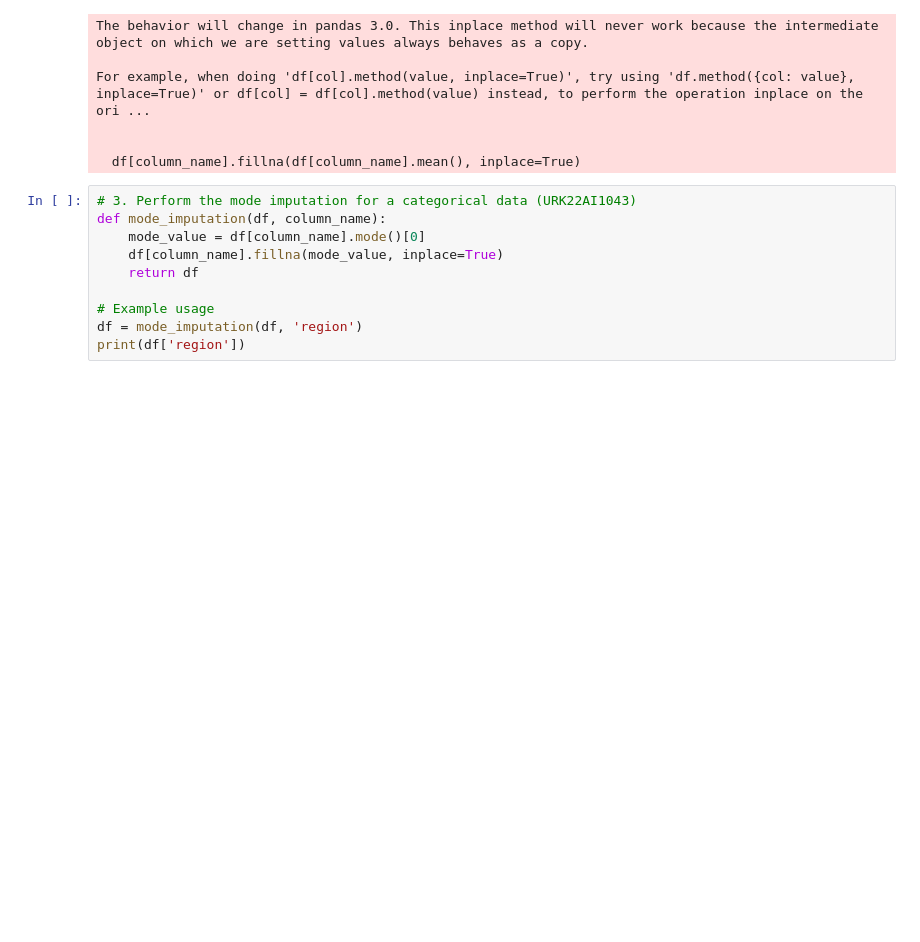
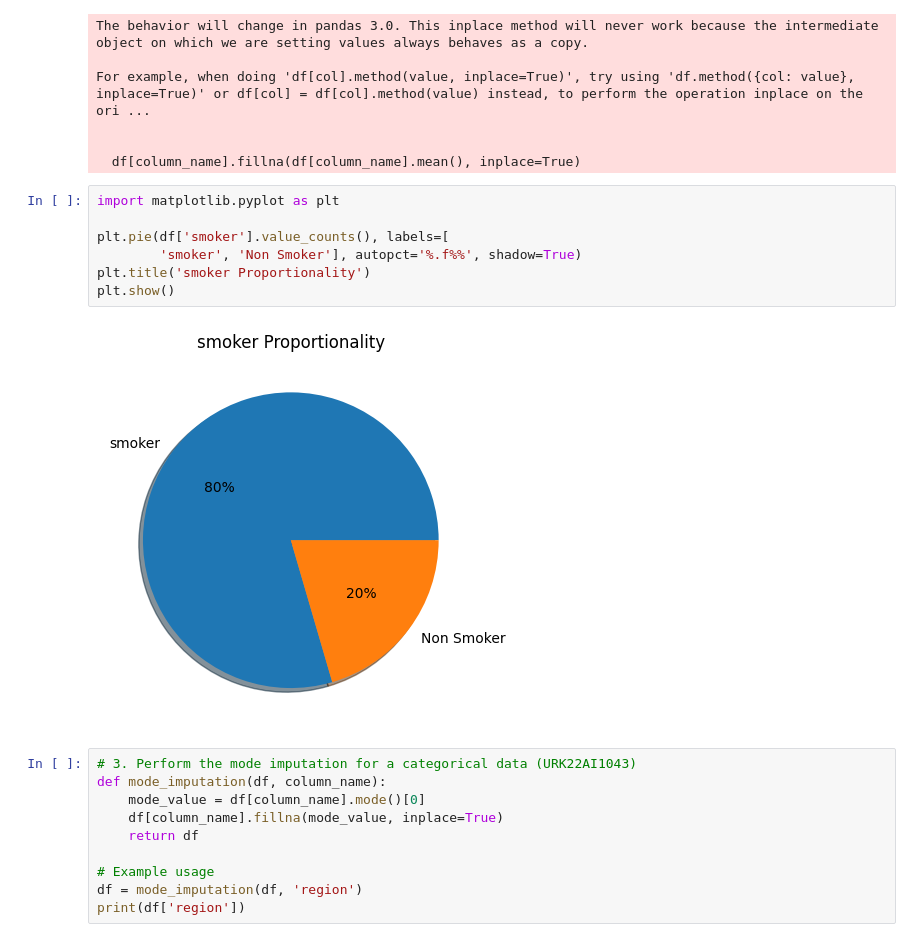
Before and after one commit to khushivats0201/Machine-learning-, a Jupyter notebook: ML_Lab_Ex_1b.ipynb, the cells around one changed output. Drawn from its saved outputs; the diff is of its cells as text; blank space fills up the shorter version.

```diff
--- a/ML_Lab_Ex_1b.ipynb
+++ b/ML_Lab_Ex_1b.ipynb
@@ -120,6 +158,15 @@ For example, when doing 'df[col].method(value, inplace=True)', try using 'df.met
 
 
   df[column_name].fillna(df[column_name].mean(), inplace=True)
+# %%
+import matplotlib.pyplot as plt
+
+plt.pie(df['smoker'].value_counts(), labels=[
+        'smoker', 'Non Smoker'], autopct='%.f%%', shadow=True)
+plt.title('smoker Proportionality')
+plt.show()
+# %% [output]
+[figure, added]
 # %%
 # 3. Perform the mode imputation for a categorical data (URK22AI1043)
 def mode_imputation(df, column_name):
```
Also changed, not shown: parts of 3 cells of this notebook.
